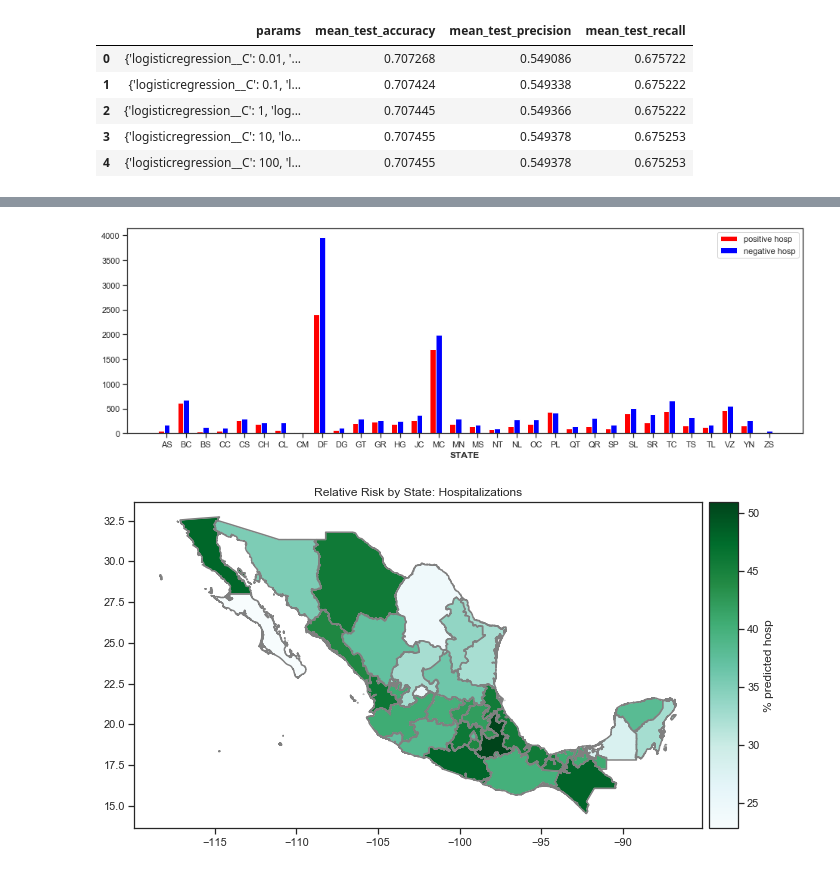
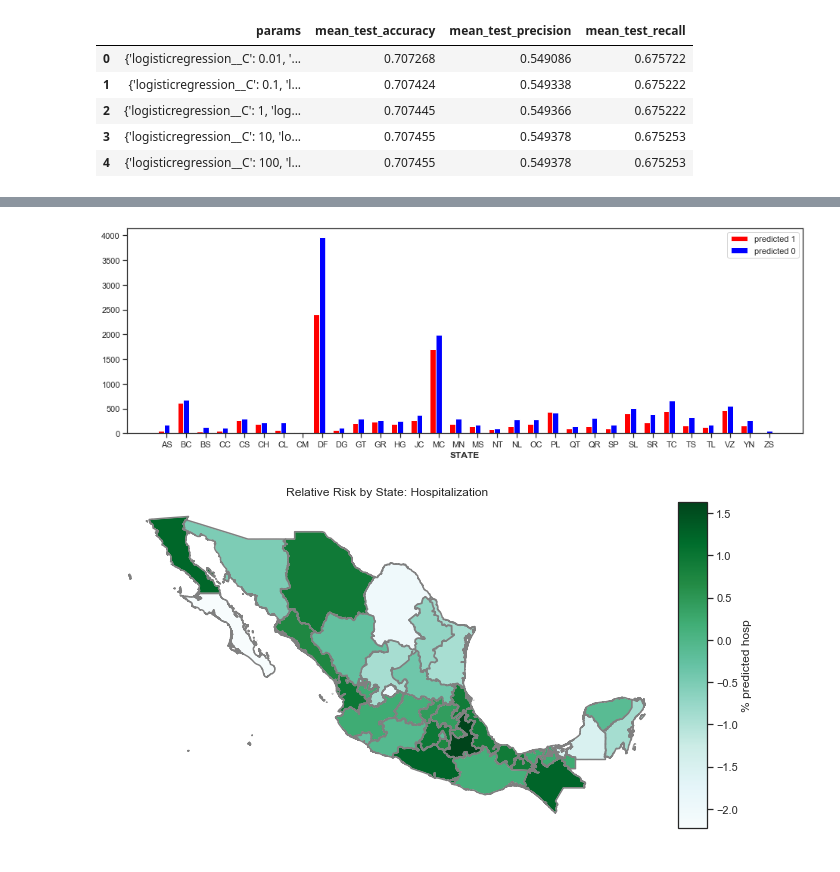
Before and after one commit to ml-project-2020/covid, a Jupyter notebook: Relative Risk.ipynb, the cells around one changed output, grey strips where cells are left out. Drawn from its saved outputs; the diff is of its cells as text; code cells hidden in the pictures.

Commit message:
normalized Risk

```diff
--- a/Relative Risk.ipynb
+++ b/Relative Risk.ipynb
@@ -210,7 +213,9 @@ covid_pred['pred'] = pred
 covid_state = covid_pred.groupby('entidad_res').agg({'municipio_res': 'count',
                                           'pred':'sum'}).reset_index().rename(columns={'municipio_res': 'count', 'pred': 'pred_hosp'})
 covid_state['pred_nohosp'] = covid_state['count'] - covid_state['pred_hosp']
-covid_state['percent_hosp'] = covid_state['pred_hosp'] / covid_state['count'] * 100
+covid_state['percent_hosp'] = covid_state['pred_hosp'] / covid_state['count']
+covid_state['percent_hosp_norm'] = (covid_state['percent_hosp'] - covid_state['percent_hosp'].mean()) /covid_state['percent_hosp'].std()
+
 
 #Add state name
 xls = 'data/description_catalogue_covid_mx.xlsx'
@@ -256,8 +261,8 @@ r1 = np.arange(len(bars1))
 r2 = [x + barWidth for x in r1]
 
 # Make the plot
-plt.bar(r1, bars1, color='red', width=barWidth, edgecolor='white', label='positive hosp')
-plt.bar(r2, bars2, color='blue', width=barWidth, edgecolor='white', label='negative hosp')
+plt.bar(r1, bars1, color='red', width=barWidth, edgecolor='white', label='predicted 1')
+plt.bar(r2, bars2, color='blue', width=barWidth, edgecolor='white', label='predicted 0')
 
 # Add xticks on the middle of the group bars
 plt.xlabel('STATE', fontweight='bold')
@@ -267,16 +272,17 @@ plt.xticks([r + barWidth for r in range(len(bars1))], state_gdf['ABREVIATURA'].v
 plt.legend()
 plt.show()
 # %% [output]
-[figure, old version]
+[figure, new version]
 # %%
 fig, ax = plt.subplots(figsize=(15,6))
-ax.set_title('Relative Risk by State: Hospitalizations')
+ax.set_title('Relative Risk by State: Hospitalization')
 divider = make_axes_locatable(ax)
 cax = divider.append_axes("right", size="5%", pad=0.1)
+ax.axis('off')
 
-ax = state_gdf.plot(column='percent_hosp', cmap='BuGn', legend=True,
+ax = state_gdf.plot(column='percent_hosp_norm', cmap='BuGn', legend=True,
                           legend_kwds={'label': '% predicted hosp'},
                           ax=ax, cax=cax)
 state_gdf.boundary.plot(color='grey',ax =ax);
 # %% [output]
-[figure, old version]
+[figure, new version]
```
Also changed, not shown: parts of 4 cells of this notebook.
